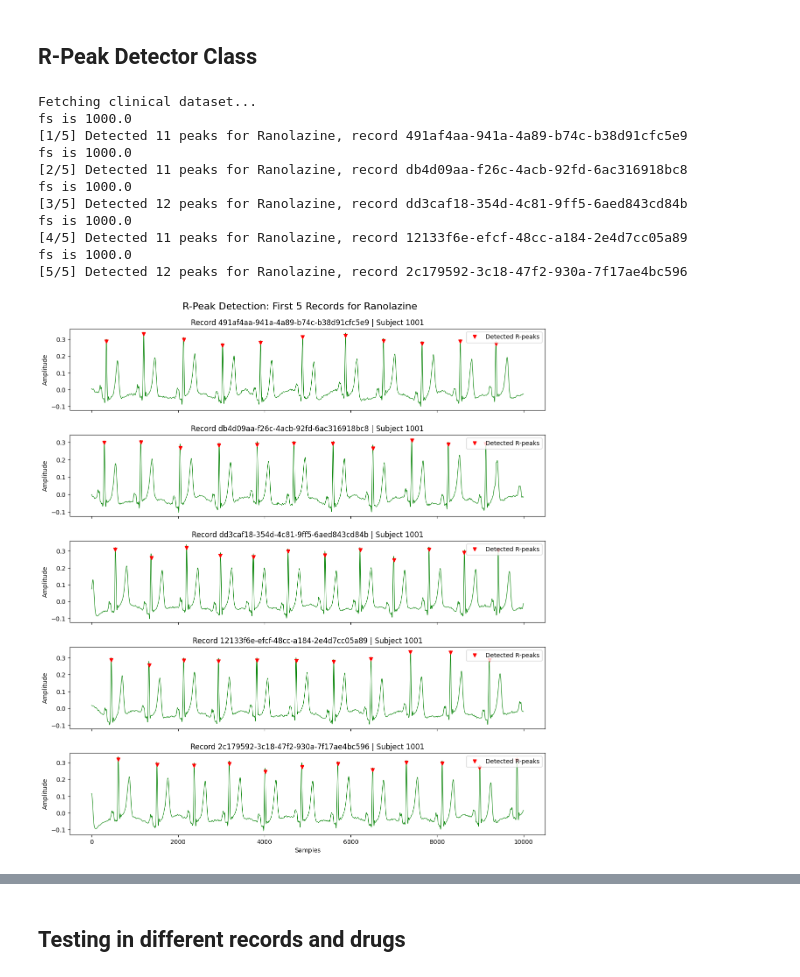
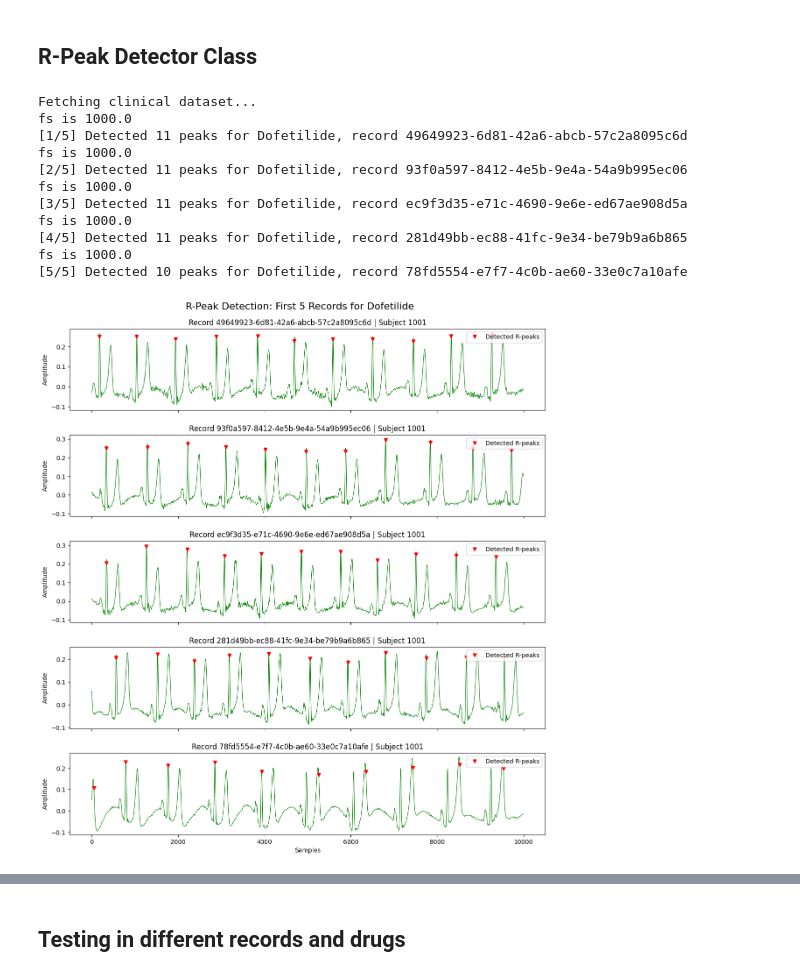
Before and after one commit to iomullony/R-Peaks, a Jupyter notebook: ECGRDVQ results.ipynb, the cells around one changed output, grey strips where cells are left out. Cells and saved outputs as stored; diff of their text form; code cells hidden in the pictures.

```diff
--- a/ECGRDVQ results.ipynb
+++ b/ECGRDVQ results.ipynb
@@ -145,7 +145,7 @@ def load_ecgrdvq_record(clinical_df, drug_name="Ranolazine", record_idx=0):
 
 
 # --- EXECUTION ---
-drug = "Ranolazine"
+drug = "Dofetilide"
 num_records_to_test = 5
 
 print("Fetching clinical dataset...")
@@ -162,47 +162,36 @@ for i in range(num_records_to_test):
 
     # 2. Detect Peaks
     detector = RPeakDetector(fs=fs)
     clean_sig, detected_peaks = detector.detect(ecg_sig)
 
     print(f"[{i+1}/{num_records_to_test}] Detected {len(detected_peaks)} peaks for {drug}, record {rec_id}")
 
     # 3. Plotting
     plot_limit = 10000 # Plot first 10,000 samples (~10 seconds)
 
     axes[i].plot(clean_sig[:plot_limit], 'green', linewidth=0.8)
 
     # Filter peaks to only plot the ones within our 10,000 sample window
     visible_peaks = detected_peaks[detected_peaks < plot_limit]
     axes[i].plot(visible_peaks, clean_sig[visible_peaks], 'rv', label="Detected R-peaks")
 
     axes[i].set_title(f"Record {rec_id} | Subject {subj_id}")
     axes[i].legend(loc="upper right")
     axes[i].set_ylabel("Amplitude")
 
-    if i == 0:
-        # Save detected R Peaks
-        np.savez("../ECG Feature Extraction/rpeak_results.npz",
-            ecg_raw=ecg_sig,
-            ecg_clean=clean_sig,
-            r_peaks=detected_peaks,
-            fs=fs,
-            drug=drug,
-            record_id=rec_id
-            )
-
 axes[-1].set_xlabel("Samples") # Only put the X-axis label on the very bottom plot
 plt.suptitle(f"R-Peak Detection: First {num_records_to_test} Records for {drug}", fontsize=16, y=0.92)
 plt.show()
 # %% [output]
 Fetching clinical dataset...
 fs is 1000.0
-[1/5] Detected 11 peaks for Ranolazine, record 491af4aa-941a-4a89-b74c-b38d91cfc5e9
+[1/5] Detected 11 peaks for Dofetilide, record 49649923-6d81-42a6-abcb-57c2a8095c6d
 fs is 1000.0
-[2/5] Detected 11 peaks for Ranolazine, record db4d09aa-f26c-4acb-92fd-6ac316918bc8
+[2/5] Detected 11 peaks for Dofetilide, record 93f0a597-8412-4e5b-9e4a-54a9b995ec06
 fs is 1000.0
-[3/5] Detected 12 peaks for Ranolazine, record dd3caf18-354d-4c81-9ff5-6aed843cd84b
+[3/5] Detected 11 peaks for Dofetilide, record ec9f3d35-e71c-4690-9e6e-ed67ae908d5a
 fs is 1000.0
-[4/5] Detected 11 peaks for Ranolazine, record 12133f6e-efcf-48cc-a184-2e4d7cc05a89
+[4/5] Detected 11 peaks for Dofetilide, record 281d49bb-ec88-41fc-9e34-be79b9a6b865
 fs is 1000.0
-[5/5] Detected 12 peaks for Ranolazine, record 2c179592-3c18-47f2-930a-7f17ae4bc596
+[5/5] Detected 10 peaks for Dofetilide, record 78fd5554-e7f7-4c0b-ae60-33e0c7a10afe
-[figure, old version]
+[figure, new version]
```
Also changed, not shown: parts of 3 cells of this notebook.
